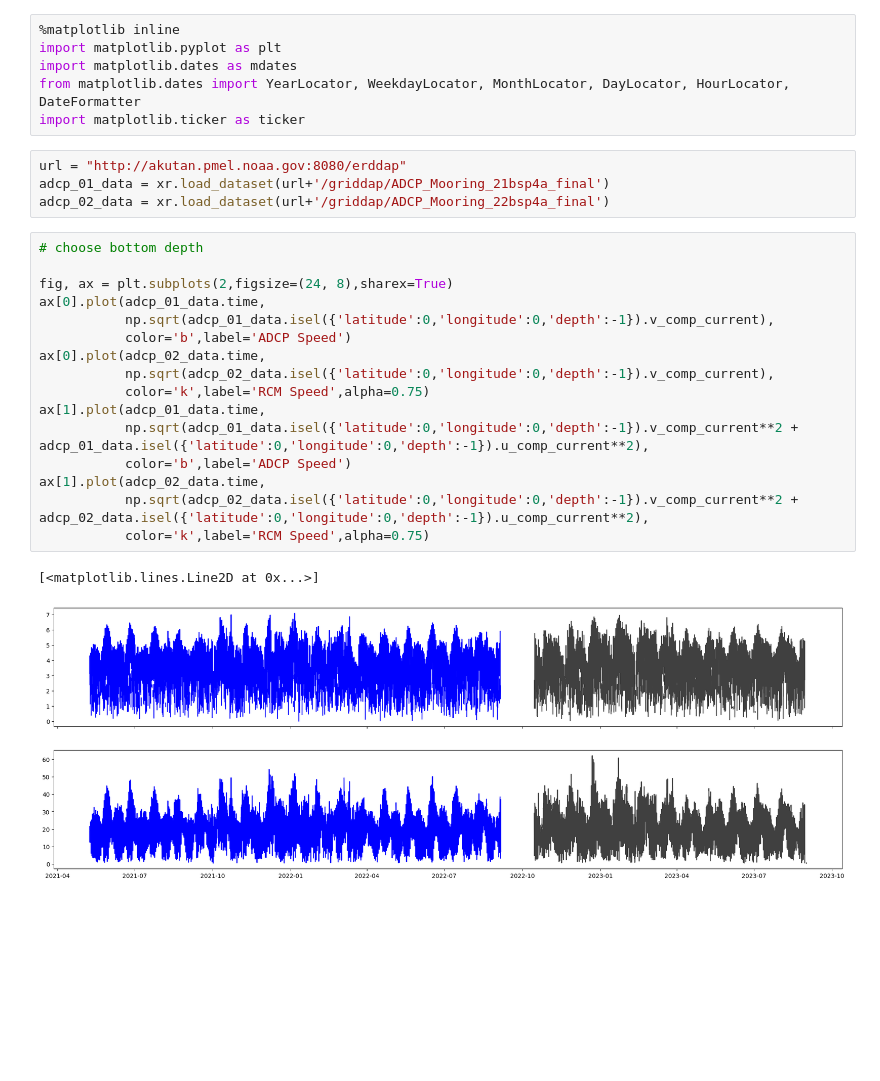
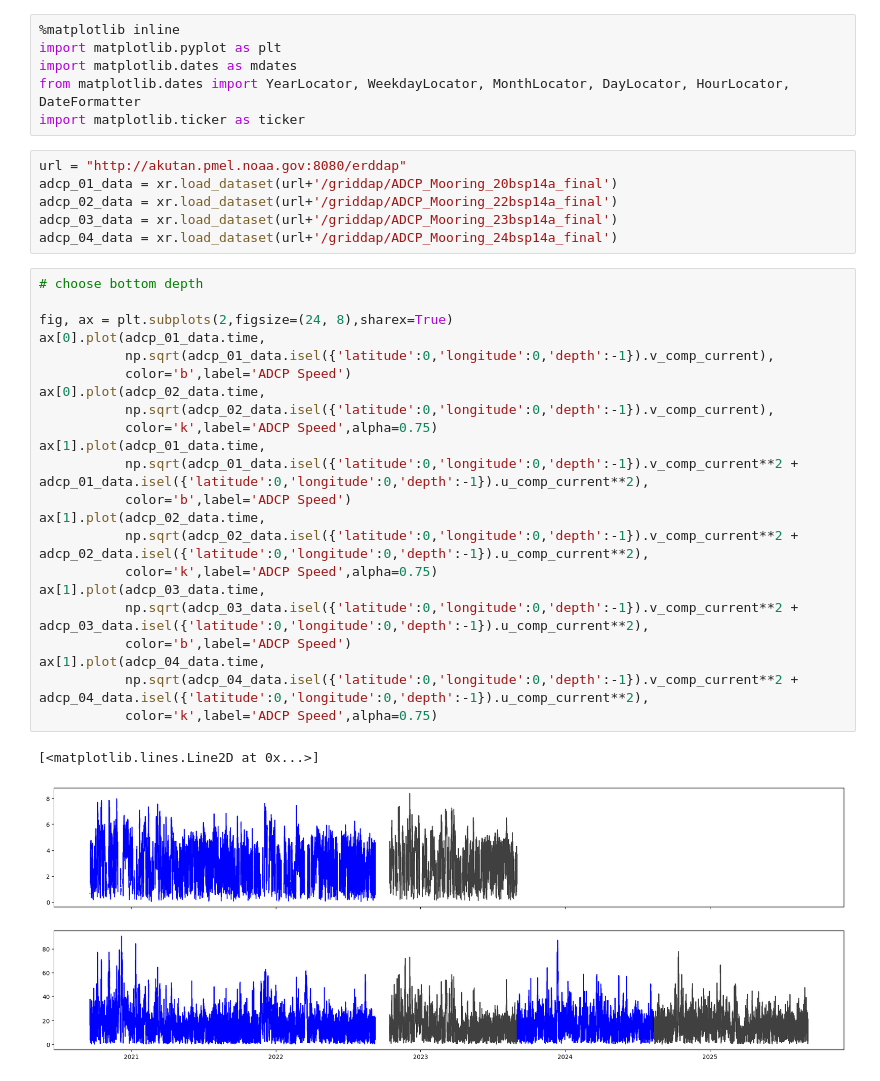
Before and after one commit to NOAA-PMEL/EcoFOCI_FieldOps_Documentation, a Jupyter notebook: DataProcessingDocumentation/2. EcoFOCI_DataProcesssing_Records/Utilities/Tools for Exploring/PlotylyMultiMooring-ADCP.ipynb, the cells around one changed output. Saved outputs shown, nothing was run; the diff lists cells and outputs as text; blank space fills up the shorter version.

```diff
--- a/DataProcessingDocumentation/2. EcoFOCI_DataProcesssing_Records/Utilities/Tools for Exploring/PlotylyMultiMooring-ADCP.ipynb
+++ b/DataProcessingDocumentation/2. EcoFOCI_DataProcesssing_Records/Utilities/Tools for Exploring/PlotylyMultiMooring-ADCP.ipynb
@@ -17,24 +17,32 @@ from matplotlib.dates import YearLocator, WeekdayLocator, MonthLocator, DayLocat
 import matplotlib.ticker as ticker
 # %%
 url = "http://akutan.pmel.noaa.gov:8080/erddap"
-adcp_01_data = xr.load_dataset(url+'/griddap/ADCP_Mooring_21bsp4a_final')
-adcp_02_data = xr.load_dataset(url+'/griddap/ADCP_Mooring_22bsp4a_final')
+adcp_01_data = xr.load_dataset(url+'/griddap/ADCP_Mooring_20bsp14a_final')
+adcp_02_data = xr.load_dataset(url+'/griddap/ADCP_Mooring_22bsp14a_final')
+adcp_03_data = xr.load_dataset(url+'/griddap/ADCP_Mooring_23bsp14a_final')
+adcp_04_data = xr.load_dataset(url+'/griddap/ADCP_Mooring_24bsp14a_final')
 # %%
 # choose bottom depth
 
 fig, ax = plt.subplots(2,figsize=(24, 8),sharex=True)
 ax[0].plot(adcp_01_data.time,
            np.sqrt(adcp_01_data.isel({'latitude':0,'longitude':0,'depth':-1}).v_comp_current),
            color='b',label='ADCP Speed')
 ax[0].plot(adcp_02_data.time,
            np.sqrt(adcp_02_data.isel({'latitude':0,'longitude':0,'depth':-1}).v_comp_current),
-           color='k',label='RCM Speed',alpha=0.75)
+           color='k',label='ADCP Speed',alpha=0.75)
 ax[1].plot(adcp_01_data.time,
            np.sqrt(adcp_01_data.isel({'latitude':0,'longitude':0,'depth':-1}).v_comp_current**2 + adcp_01_data.isel({'latitude':0,'longitude':0,'depth':-1}).u_comp_current**2),
            color='b',label='ADCP Speed')
 ax[1].plot(adcp_02_data.time,
            np.sqrt(adcp_02_data.isel({'latitude':0,'longitude':0,'depth':-1}).v_comp_current**2 + adcp_02_data.isel({'latitude':0,'longitude':0,'depth':-1}).u_comp_current**2),
-           color='k',label='RCM Speed',alpha=0.75)
+           color='k',label='ADCP Speed',alpha=0.75)
+ax[1].plot(adcp_03_data.time,
+           np.sqrt(adcp_03_data.isel({'latitude':0,'longitude':0,'depth':-1}).v_comp_current**2 + adcp_03_data.isel({'latitude':0,'longitude':0,'depth':-1}).u_comp_current**2),
+           color='b',label='ADCP Speed')
+ax[1].plot(adcp_04_data.time,
+           np.sqrt(adcp_04_data.isel({'latitude':0,'longitude':0,'depth':-1}).v_comp_current**2 + adcp_04_data.isel({'latitude':0,'longitude':0,'depth':-1}).u_comp_current**2),
+           color='k',label='ADCP Speed',alpha=0.75)
 # %% [output]
 [<matplotlib.lines.Line2D at 0x...>]
-[figure, old version]
+[figure, new version]
```
Also changed, not shown: 46 other files.
